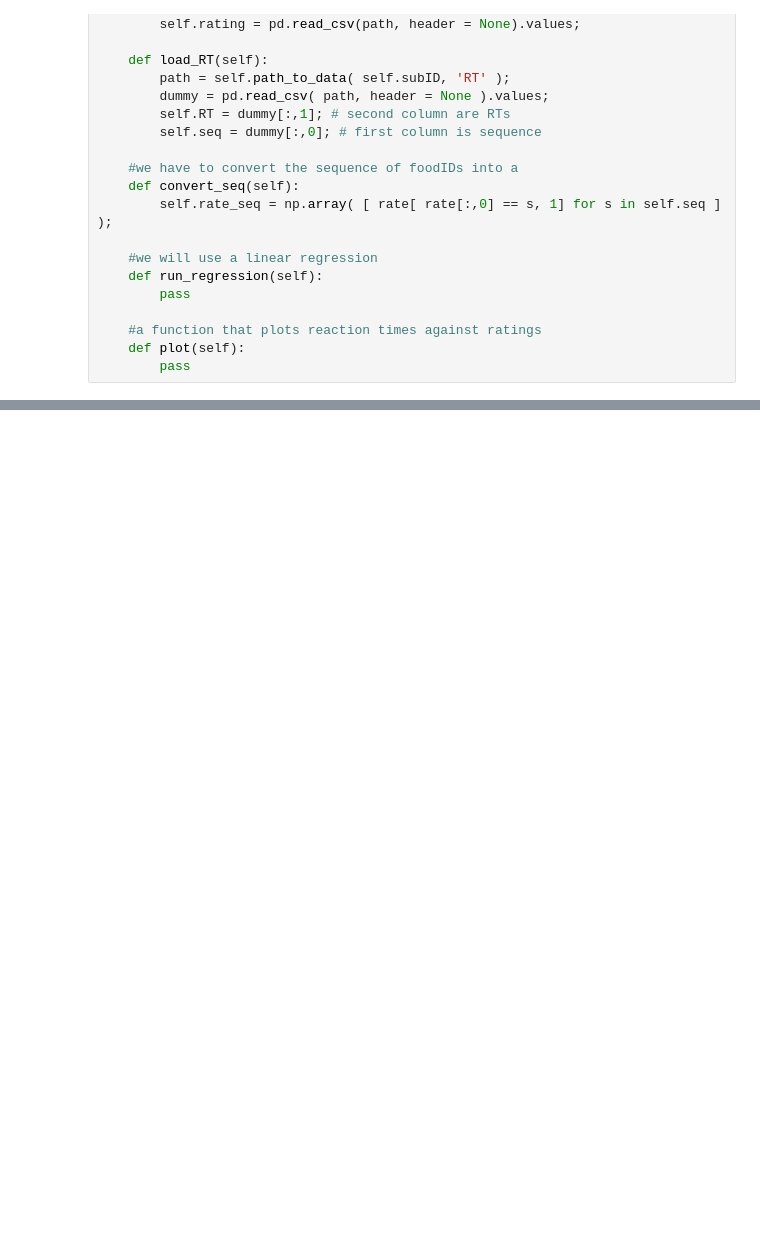
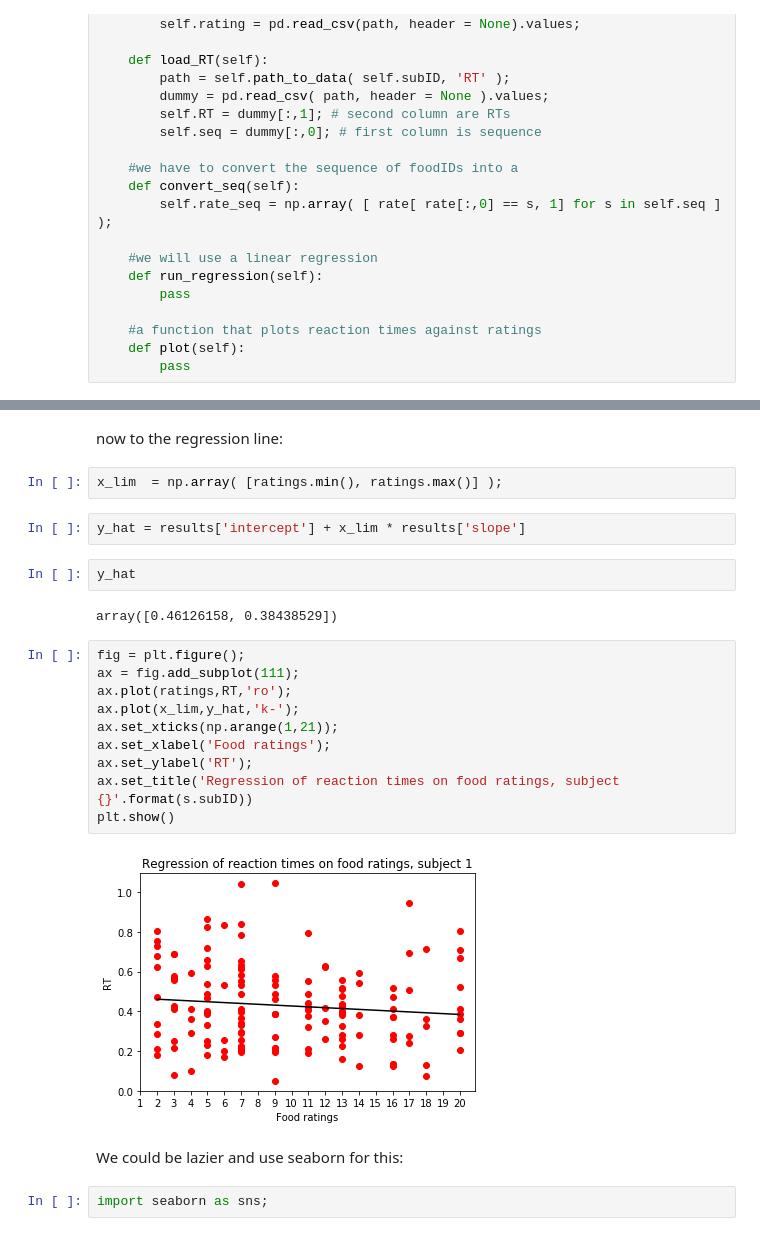
Before and after one commit to LukasNeugebauer/Python_Workshop, a Jupyter notebook: example_workflow/create_analysis_class.ipynb, the cells around one changed output, grey strips where cells are left out. Saved outputs shown, nothing was run; the diff lists cells and outputs as text; blank space fills up the shorter version.

```diff
--- a/example_workflow/create_analysis_class.ipynb
+++ b/example_workflow/create_analysis_class.ipynb
@@ -377,0 +625,26 @@ class Subject( Base_project):
+# %% [markdown]
+now to the regression line:
+# %%
+x_lim  = np.array( [ratings.min(), ratings.max()] );
+# %%
+y_hat = results['intercept'] + x_lim * results['slope']
+# %%
+y_hat
+# %% [output]
+array([0.46126158, 0.38438529])
+# %%
+fig = plt.figure();
+ax = fig.add_subplot(111);
+ax.plot(ratings,RT,'ro');
+ax.plot(x_lim,y_hat,'k-');
+ax.set_xticks(np.arange(1,21));
+ax.set_xlabel('Food ratings');
+ax.set_ylabel('RT');
+ax.set_title('Regression of reaction times on food ratings, subject {}'.format(s.subID))
+plt.show()
+# %% [output]
+[figure, added]
+# %% [markdown]
+We could be lazier and use seaborn for this:
+# %%
+import seaborn as sns;
```
Also changed, not shown: parts of 48 cells of this notebook, 2 other files.
